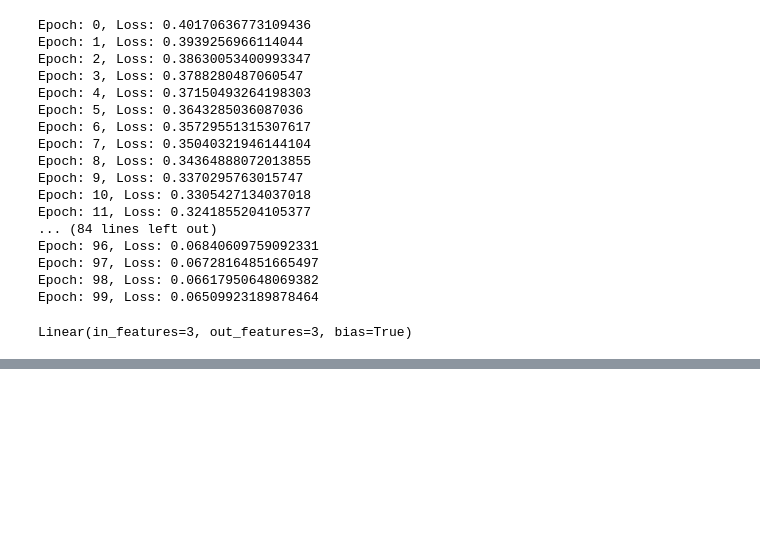
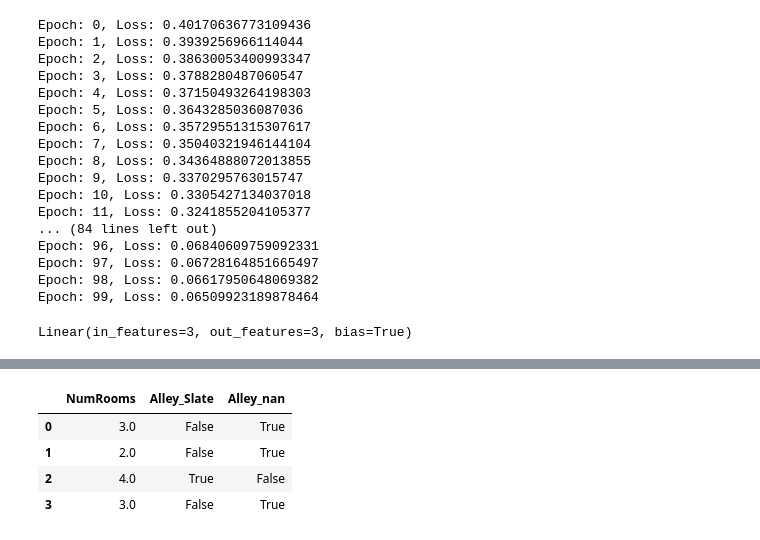
Before and after one commit to Neermita18/Deep-Learning, a Jupyter notebook: Basics.ipynb, the cells around one changed output, grey strips where cells are left out. Saved outputs shown, nothing was run; the diff lists cells and outputs as text; code cells hidden in the pictures; blank space fills up the shorter version.

```diff
--- a/Basics.ipynb
+++ b/Basics.ipynb
@@ -174,0 +262,16 @@ Linear(in_features=3, out_features=3, bias=True)
+# %%
+data['NumRooms'] = pd.to_numeric(data['NumRooms'], errors='coerce')
+# %%
+X, y= data.iloc[:, 0:2], data.iloc[:, 2]
+# %%
+X= pd.get_dummies(X, dummy_na=True)
+# %%
+X= X.fillna(X.mean())
+# %%
+X
+# %% [output]
+|  | NumRooms | Alley_Slate | Alley_nan |
+| 0 | 3.0 | False | True |
+| 1 | 2.0 | False | True |
+| 2 | 4.0 | True | False |
+| 3 | 3.0 | False | True |
```
Also changed, not shown: parts of 20 cells of this notebook.
